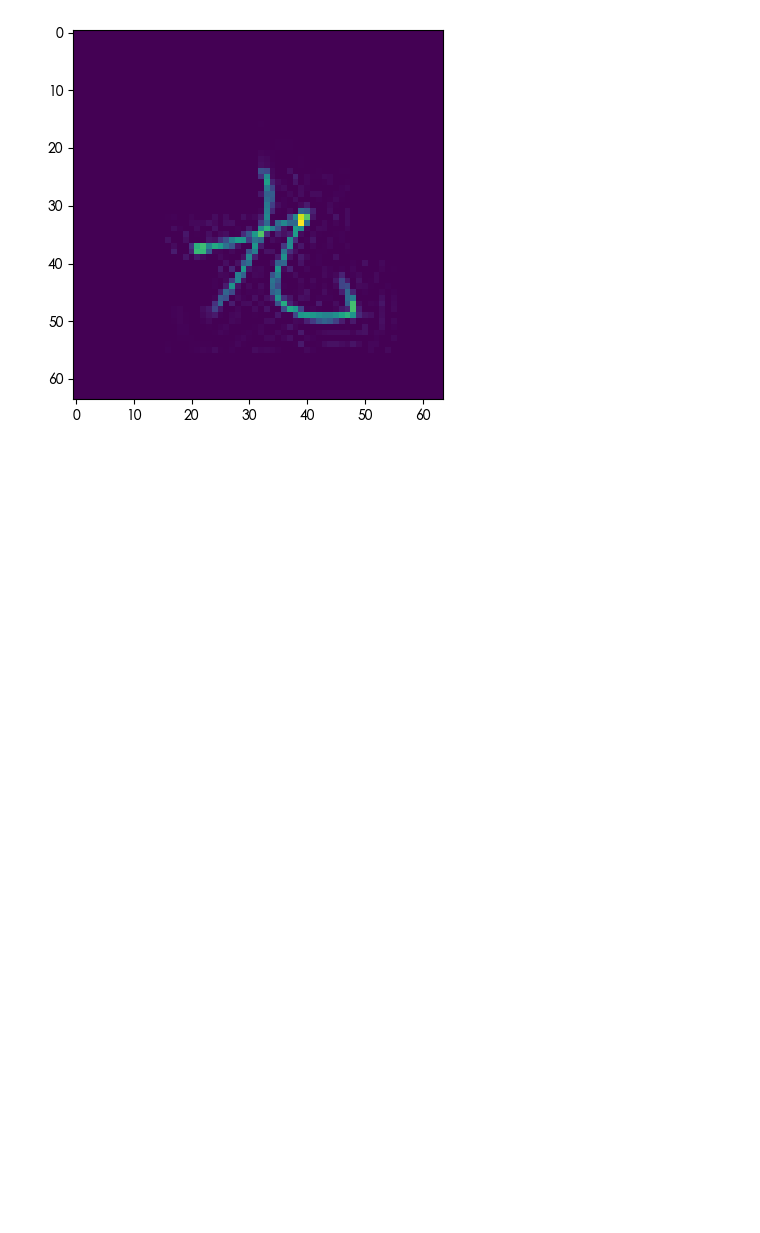
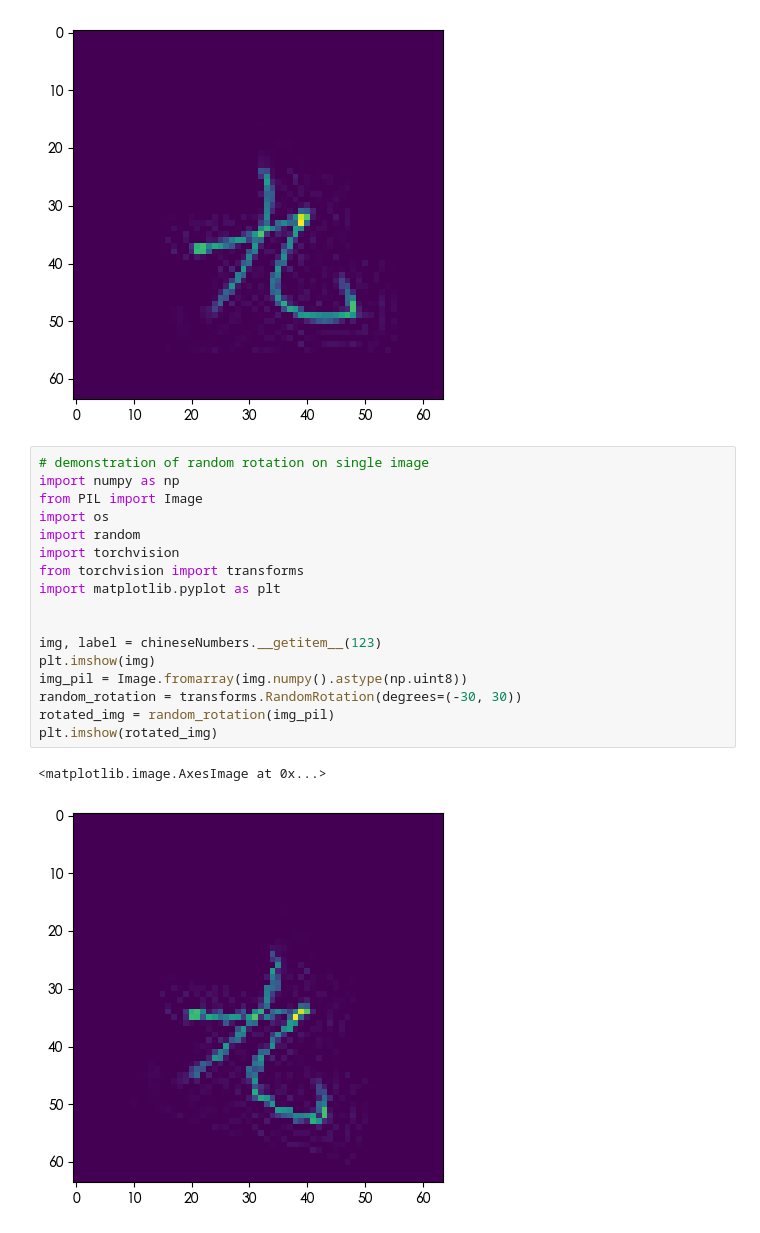
Before and after one commit to quiet98k/Chinese-Digit-Classifier, a Jupyter notebook: minst.ipynb, the cells around one changed output. Drawn from its saved outputs; the diff is of its cells as text; blank space fills up the shorter version.

Commit message:
EDA rotation actually working for real

```diff
--- a/minst.ipynb
+++ b/minst.ipynb
@@ -338,3 +338,23 @@ plt.imshow(img)
 # %% [output]
 <matplotlib.image.AxesImage at 0x...>
 [figure]
+# %%
+# demonstration of random rotation on single image
+import numpy as np
+from PIL import Image
+import os
+import random
+import torchvision
+from torchvision import transforms
+import matplotlib.pyplot as plt
+
+
+img, label = chineseNumbers.__getitem__(123)
+plt.imshow(img)
+img_pil = Image.fromarray(img.numpy().astype(np.uint8))
+random_rotation = transforms.RandomRotation(degrees=(-30, 30))
+rotated_img = random_rotation(img_pil)
+plt.imshow(rotated_img)
+# %% [output]
+<matplotlib.image.AxesImage at 0x...>
+[figure, added]
```
Also changed, not shown: parts of 2 cells of this notebook.
